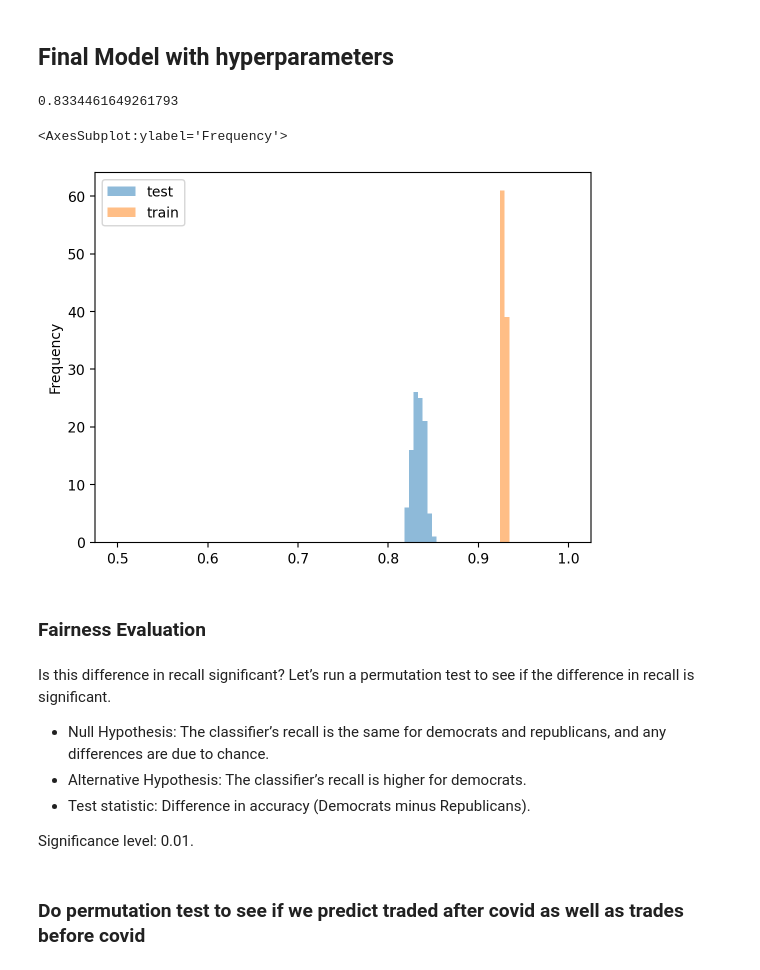
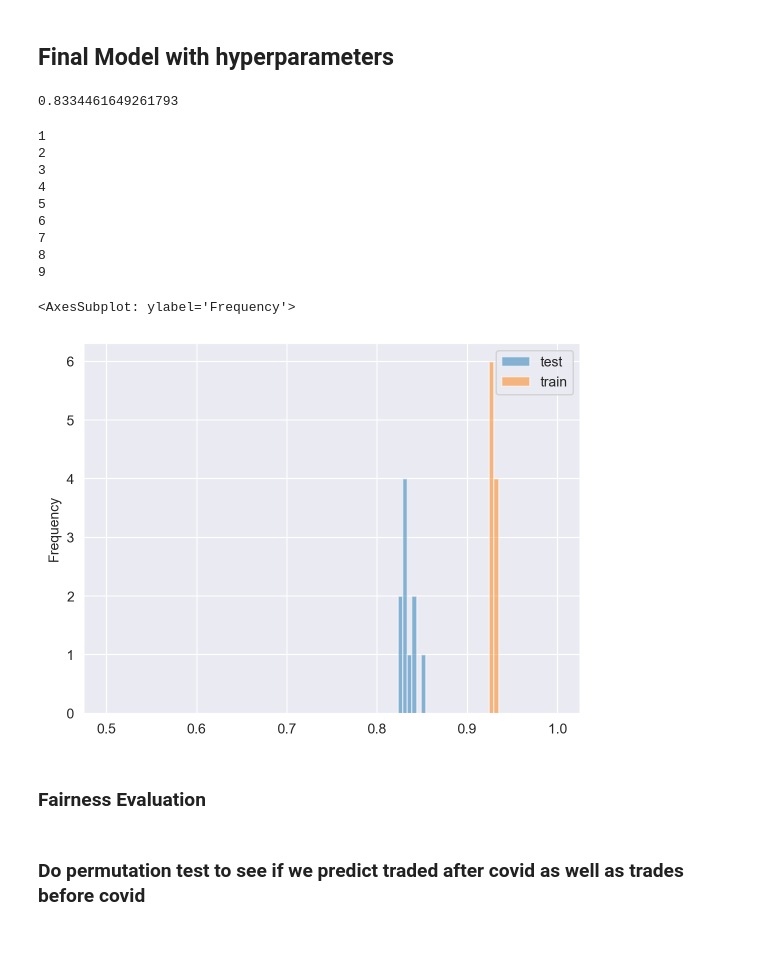
Before and after one commit to pemukl/dsc80-stock-prediction, a Jupyter notebook: stocks.ipynb, the cells around one changed output. Saved outputs shown, nothing was run; the diff lists cells and outputs as text; code cells hidden in the pictures; blank space fills up the shorter version.

```diff
--- a/stocks.ipynb
+++ b/stocks.ipynb
@@ -173,6 +170,7 @@ data.head()
 stocks = merge_parties()
 stocks = stocks.dropna()
 stocks = stocks[stocks["transaction_date"].str[:5].apply(lambda x: x in ["2019-", "2020-", "2021-", "2022-"])]
+stocks = stocks[stocks["party"].isin(["DEM","REP"])]
 
 X = stocks[['type', 'amount', 'transaction_date', 'ticker']]
 y = stocks[["party"]]
@@ -355,38 +346,41 @@ pl = Pipeline([
     ('preproc', preproc),
     ('embedding', SVC(C=2.9)),
 ])
-# %% [output]
-0.8334461649261793
 # %%
 for x in range(25):
     X_train, X_test, y_train, y_test = train_test_split(X, y.values.ravel(), random_state=x)
     pl.fit(X_train, y_train)
     res.append(pl.score(X_test, y_test))
 np.mean(res)
+# %% [output]
+0.8334461649261793
 # %%
 res = {"test":[],"train":[]}
-for _ in range(100):
+for i in range(10):
+    if i%10==0:
+        print(i)
     pl = Pipeline([
         ('preproc', preproc),
         ('model', SVC(C=2.9)),
     ])
-    X_train, X_test, y_train, y_test = train_test_split(X,y)
+    X_train, X_test, y_train, y_test = train_test_split(X,y,random_state=i)
     pl.fit(X_train, y_train["party"])
     res["test"].append(pl.score(X_test, y_test["party"]))
     res["train"].append(pl.score(X_train, y_train["party"]))
 pd.DataFrame(res).plot.hist(bins=np.linspace(0.5, 1, 100),alpha=0.5)
 # %% [output]
-<AxesSubplot:ylabel='Frequency'>
+1
+2
+3
+4
+5
+6
+7
+8
+9
+<AxesSubplot: ylabel='Frequency'>
-[figure, old version]
+[figure, new version]
 # %% [markdown]
 ### Fairness Evaluation
-# %% [markdown]
-Is this difference in recall significant?
-Let’s run a permutation test to see if the difference in recall is significant.
-- Null Hypothesis: The classifier’s recall is the same for democrats and republicans, and any differences are due to chance.
-- Alternative Hypothesis: The classifier’s recall is higher for democrats.
-- Test statistic: Difference in accuracy (Democrats minus Republicans).
-
-Significance level: 0.01.
 # %% [markdown]
 ### Do permutation test to see if we predict traded after covid as well as trades before covid
```
Also changed, not shown: parts of 21 cells of this notebook.
